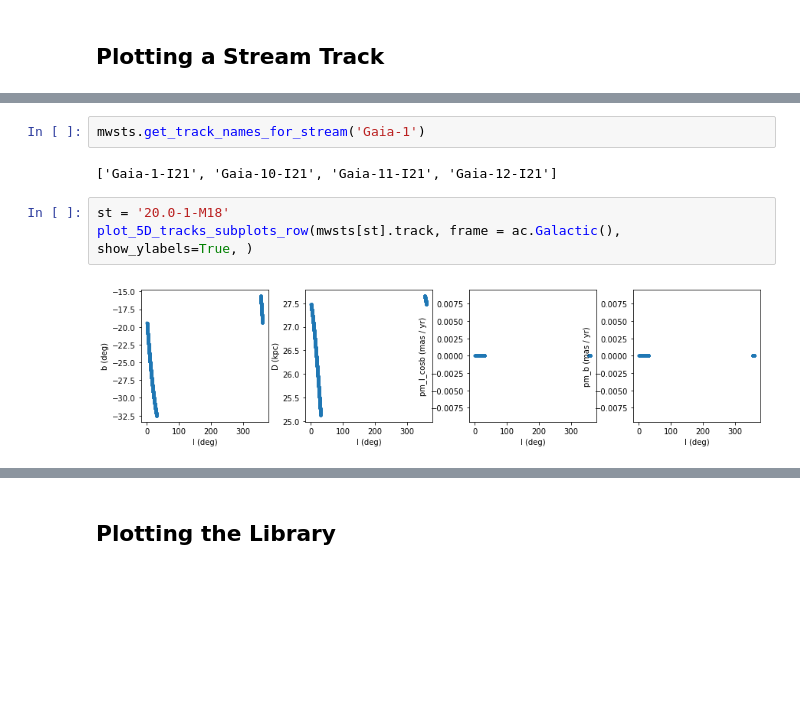
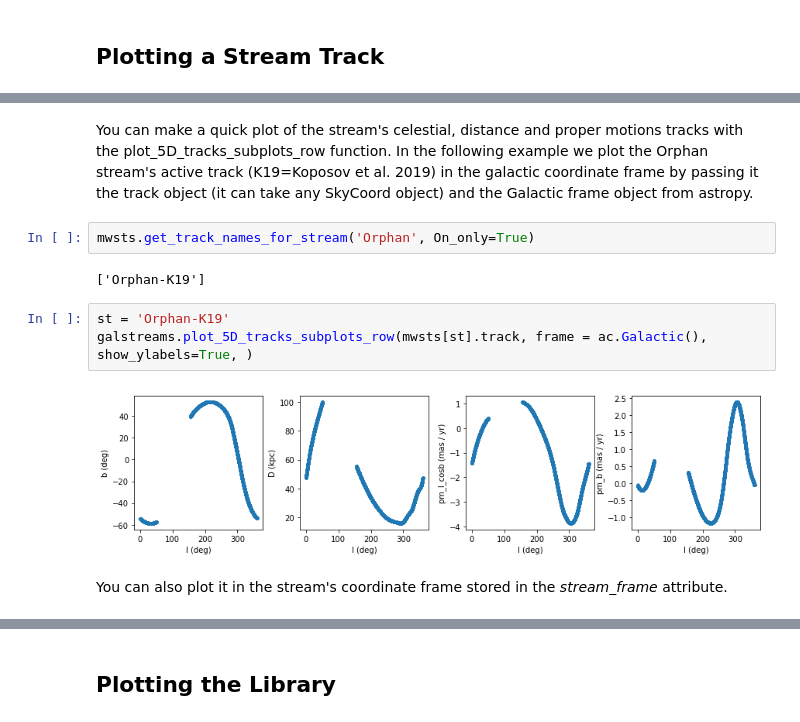
Before and after one commit to cmateu/galstreams, a Jupyter notebook: notebooks/plot_guide_1.ipynb, the cells around one changed output, grey strips where cells are left out. Saved outputs shown, nothing was run; the diff lists cells and outputs as text; blank space fills up the shorter version.

```diff
--- a/notebooks/plot_guide_1.ipynb
+++ b/notebooks/plot_guide_1.ipynb
@@ -191,10 +87,14 @@ def plot_5D_tracks_subplots_row(coo , frame, axs=None, name=None, plot_flag='111
-# %%
-mwsts.get_track_names_for_stream('Gaia-1')
-# %% [output]
-['Gaia-1-I21', 'Gaia-10-I21', 'Gaia-11-I21', 'Gaia-12-I21']
+# %% [markdown]
+You can make a quick plot of the stream's celestial, distance and proper motions tracks with the plot_5D_tracks_subplots_row function. In the following example we plot the Orphan stream's active track (K19=Koposov et al. 2019) in the galactic coordinate frame by passing it the track object (it can take any SkyCoord object) and the Galactic frame object from astropy.
+# %%
+mwsts.get_track_names_for_stream('Orphan', On_only=True)
+# %% [output]
+['Orphan-K19']
 # %%
-st = '20.0-1-M18'
-plot_5D_tracks_subplots_row(mwsts[st].track, frame = ac.Galactic(), show_ylabels=True, )
+st = 'Orphan-K19'
+galstreams.plot_5D_tracks_subplots_row(mwsts[st].track, frame = ac.Galactic(), show_ylabels=True, )
 # %% [output]
-[figure, old version]
+[figure, new version]
+# %% [markdown]
+You can also plot it in the stream's coordinate frame stored in the *stream_frame* attribute.
 # %%
```
Also changed, not shown: parts of 5 cells of this notebook, 1 other file.
